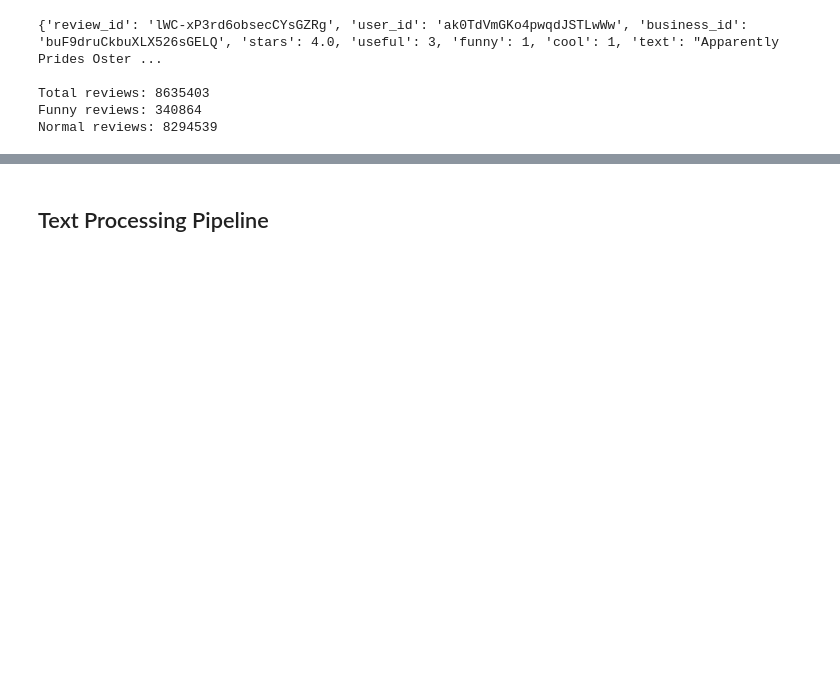
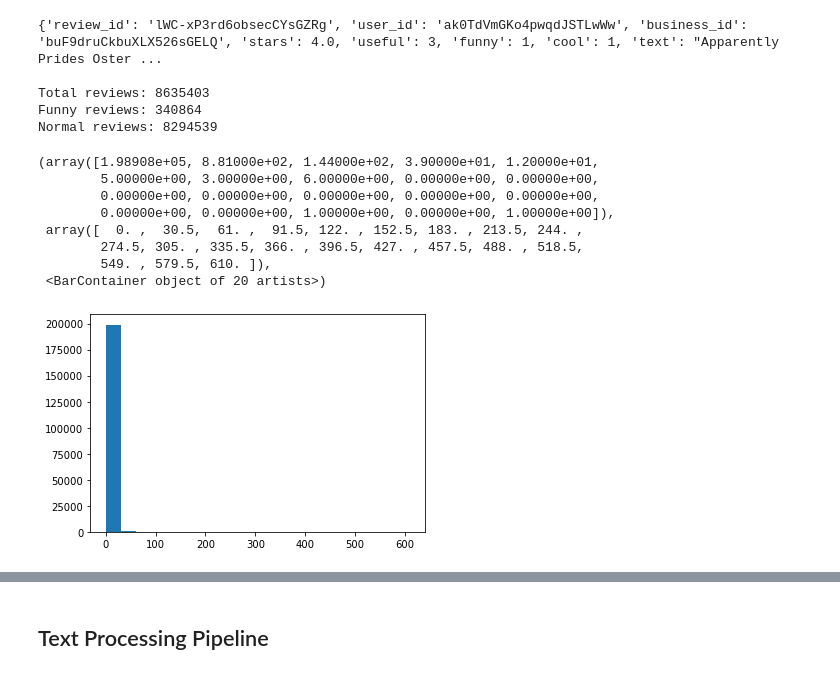
Before and after one commit to kelly-zhao/Predicting-Humor-in-Yelp-Reviews, a Jupyter notebook: reviews.ipynb, the cells around one changed output, grey strips where cells are left out. Saved outputs shown, nothing was run; the diff lists cells and outputs as text; code cells hidden in the pictures; blank space fills up the shorter version.

```diff
--- a/reviews.ipynb
+++ b/reviews.ipynb
@@ -73,4 +78,4 @@ df.shape
 # %%
 df = df.drop(['Unnamed: 0'], axis = 1)
 # %%
-df.reset_index(drop=True)
+df = df.reset_index(drop=True)
@@ -113,3 +129,19 @@ print('\nTotal reviews: %d\nFunny reviews: %d\nNormal reviews: %d' % (total, num
 Total reviews: 8635403
 Funny reviews: 340864
 Normal reviews: 8294539
+# %%
+# Histogram of funny column to show class imbalances
+
+fig, ax = plt.subplots(figsize = (6,4))
+
+ax.hist(df.funny, bins = 20)
+# %% [output]
+(array([1.98908e+05, 8.81000e+02, 1.44000e+02, 3.90000e+01, 1.20000e+01,
+        5.00000e+00, 3.00000e+00, 6.00000e+00, 0.00000e+00, 0.00000e+00,
+        0.00000e+00, 0.00000e+00, 0.00000e+00, 0.00000e+00, 0.00000e+00,
+        0.00000e+00, 0.00000e+00, 1.00000e+00, 0.00000e+00, 1.00000e+00]),
+ array([  0. ,  30.5,  61. ,  91.5, 122. , 152.5, 183. , 213.5, 244. ,
+        274.5, 305. , 335.5, 366. , 396.5, 427. , 457.5, 488. , 518.5,
+        549. , 579.5, 610. ]),
+ <BarContainer object of 20 artists>)
+[figure, added]
```
Also changed, not shown: parts of 84 cells of this notebook.
